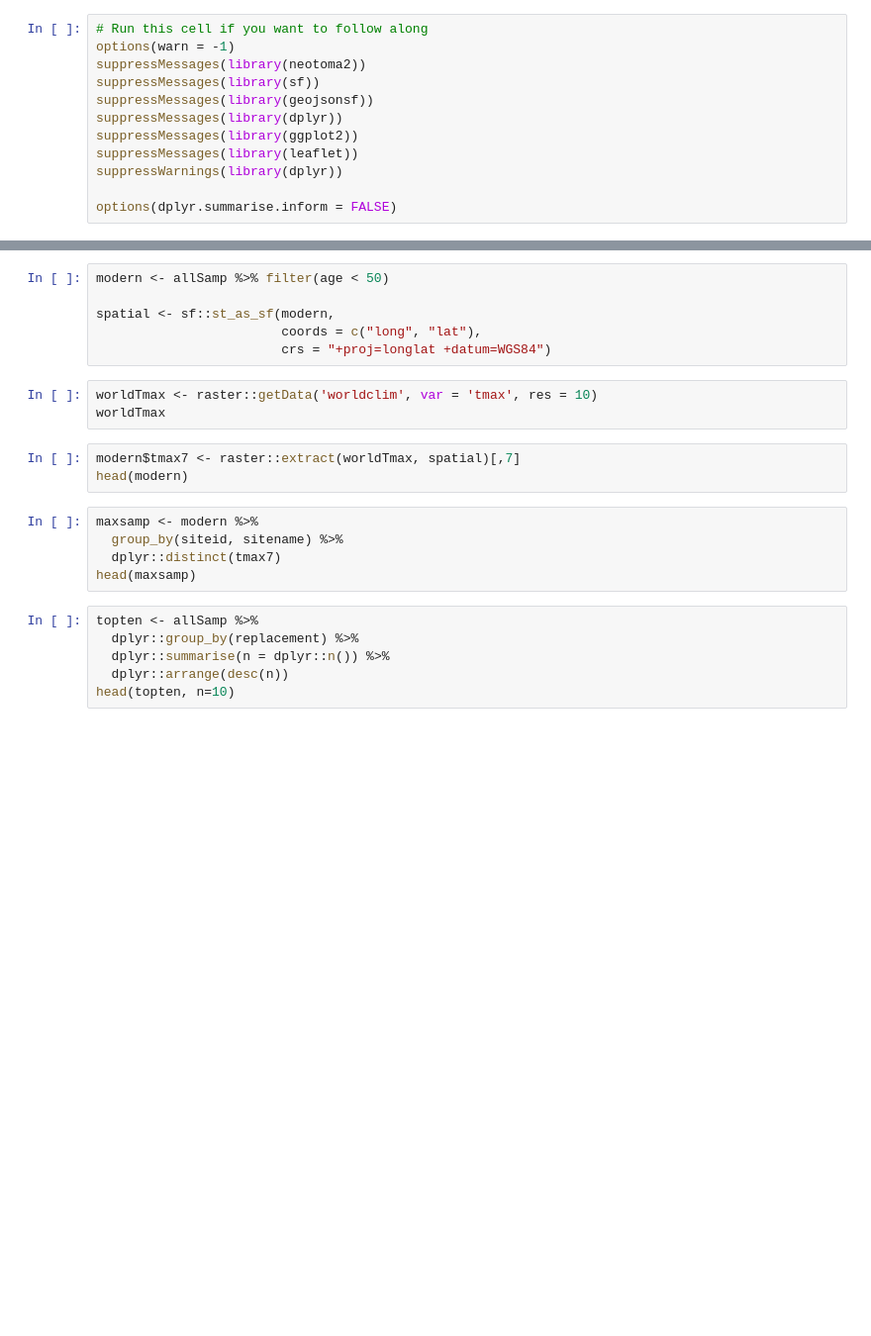
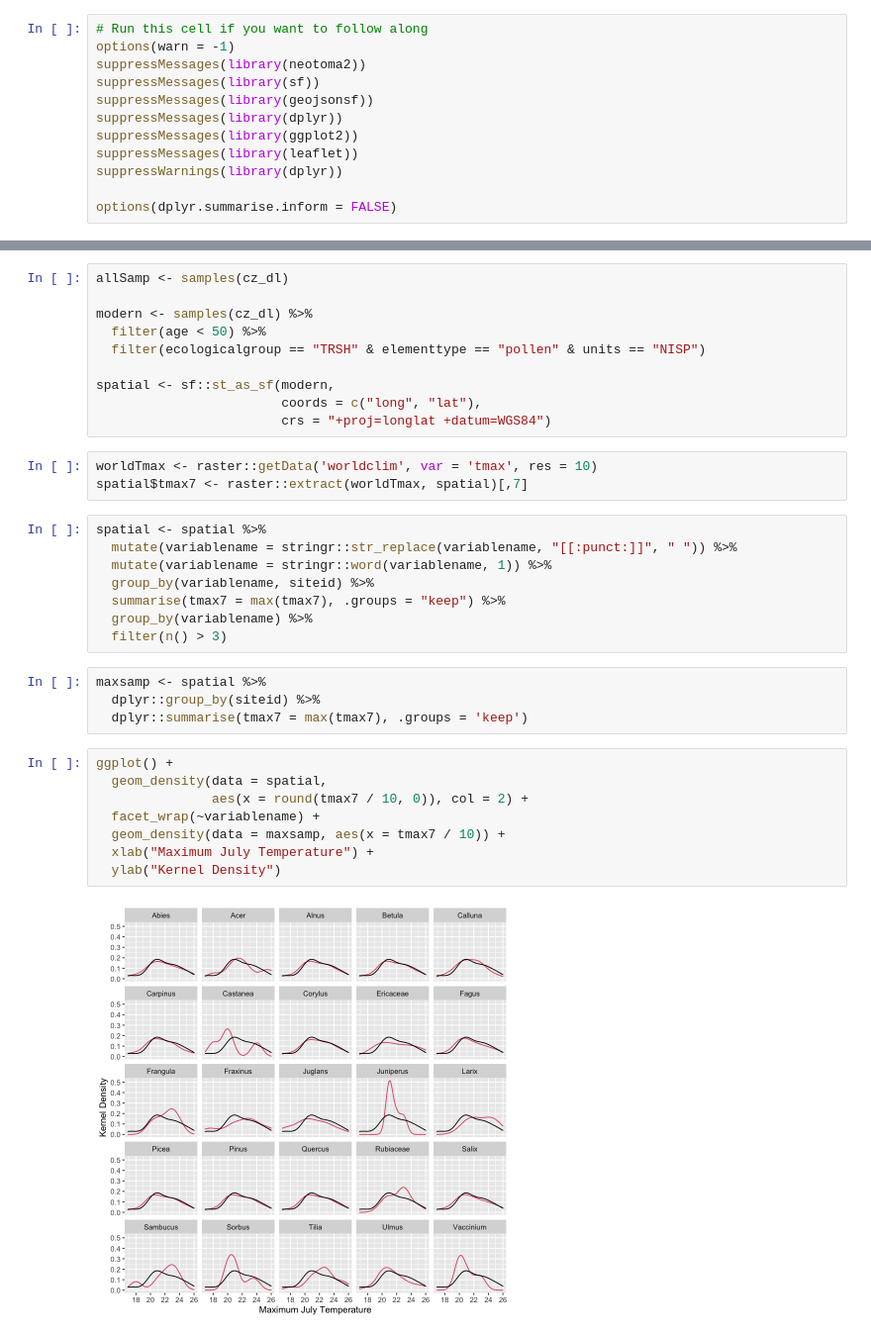
Before and after one commit to NeotomaDB/EPD_binder, a Jupyter notebook: slides/slides4.ipynb, the cells around one changed output, grey strips where cells are left out. Shown at 99% size. Saved outputs shown, nothing was run; the diff lists cells and outputs as text; blank space fills up the shorter version.

```diff
--- a/slides/slides4.ipynb
+++ b/slides/slides4.ipynb
@@ -105,23 +87,35 @@ rioja::strat.plot(counts[,-1], yvar = counts$age,
 # %%
-modern <- allSamp %>% filter(age < 50)
+allSamp <- samples(cz_dl)
+
+modern <- samples(cz_dl) %>%
+  filter(age < 50) %>%
+  filter(ecologicalgroup == "TRSH" & elementtype == "pollen" & units == "NISP")
 
 spatial <- sf::st_as_sf(modern,
                         coords = c("long", "lat"),
                         crs = "+proj=longlat +datum=WGS84")
 # %%
 worldTmax <- raster::getData('worldclim', var = 'tmax', res = 10)
-worldTmax
+spatial$tmax7 <- raster::extract(worldTmax, spatial)[,7]
 # %%
-modern$tmax7 <- raster::extract(worldTmax, spatial)[,7]
-head(modern)
+spatial <- spatial %>%
+  mutate(variablename = stringr::str_replace(variablename, "[[:punct:]]", " ")) %>%
+  mutate(variablename = stringr::word(variablename, 1)) %>%
+  group_by(variablename, siteid) %>%
+  summarise(tmax7 = max(tmax7), .groups = "keep") %>%
+  group_by(variablename) %>%
+  filter(n() > 3)
 # %%
-maxsamp <- modern %>%
-  group_by(siteid, sitename) %>%
-  dplyr::distinct(tmax7)
-head(maxsamp)
+maxsamp <- spatial %>%
+  dplyr::group_by(siteid) %>%
+  dplyr::summarise(tmax7 = max(tmax7), .groups = 'keep')
 # %%
-topten <- allSamp %>%
-  dplyr::group_by(replacement) %>%
-  dplyr::summarise(n = dplyr::n()) %>%
-  dplyr::arrange(desc(n))
-head(topten, n=10)
+ggplot() +
+  geom_density(data = spatial,
+               aes(x = round(tmax7 / 10, 0)), col = 2) +
+  facet_wrap(~variablename) +
+  geom_density(data = maxsamp, aes(x = tmax7 / 10)) +
+  xlab("Maximum July Temperature") +
+  ylab("Kernel Density")
+# %% [output]
+[figure, added]
```
Also changed, not shown: parts of 15 cells of this notebook, 3 other files.
